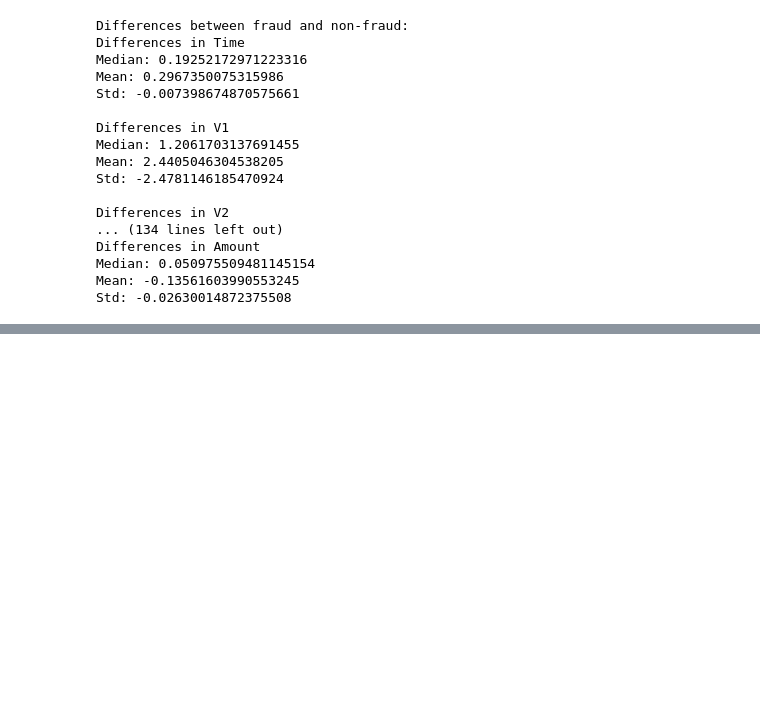
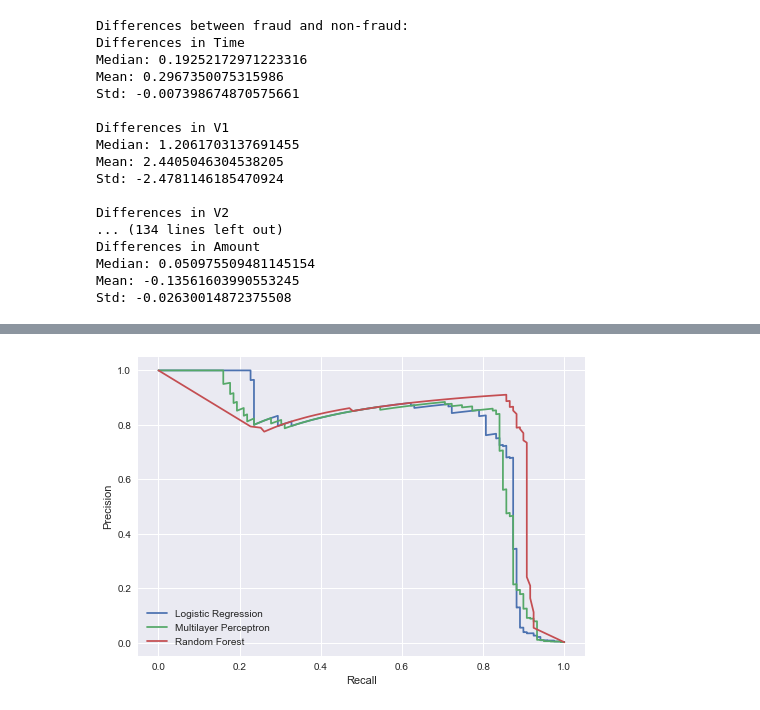
Before and after one commit to bjarnemu/aml2021finalproject, a Jupyter notebook: krog_main.ipynb, the cells around one changed output, grey strips where cells are left out. Cells and saved outputs as stored; diff of their text form; code cells hidden in the pictures; blank space fills up the shorter version.

```diff
--- a/krog_main.ipynb
+++ b/krog_main.ipynb
@@ -125 +210,25 @@ def create_roc_curve(preds, targets, label="", title=""):
+# %%
+def plot_pr_cur(p, r, label="", title="plot title"):
+    plt.plot(r, p, label=label)
+    plt.xlabel('Recall')
+    plt.ylabel('Precision')
+    plt.title(title)
+    plt.legend(loc='lower left')
+
+def create_pr_curve(preds, targets, label="", title=""):
+    all_p, all_r = [], []
+    p, r, thresholds = precision_recall_curve(targets, preds)
+    all_p.append(p)
+    all_r.append(r)
+    all_p = np.array(p)
+    all_r = np.array(r)
+
+    plot_pr_cur(all_p, all_r, label=label, title=title)
+# %%
+create_pr_curve(lrg.predict_proba(X_test)[:,1], y_test, label="Logistic Regression")
+create_pr_curve(mlp.predict_proba(X_test)[:,1], y_test, label="Multilayer Perceptron")
+create_pr_curve(rfc.predict_proba(X_test)[:,1], y_test, label="Random Forest")
+create_pr_curve(rfc.predict_proba(X_test)[:,1], y_test, label="Random Forest")
+# %% [output]
+[figure, added]
 # %%
```
Also changed, not shown: parts of 13 cells of this notebook.
